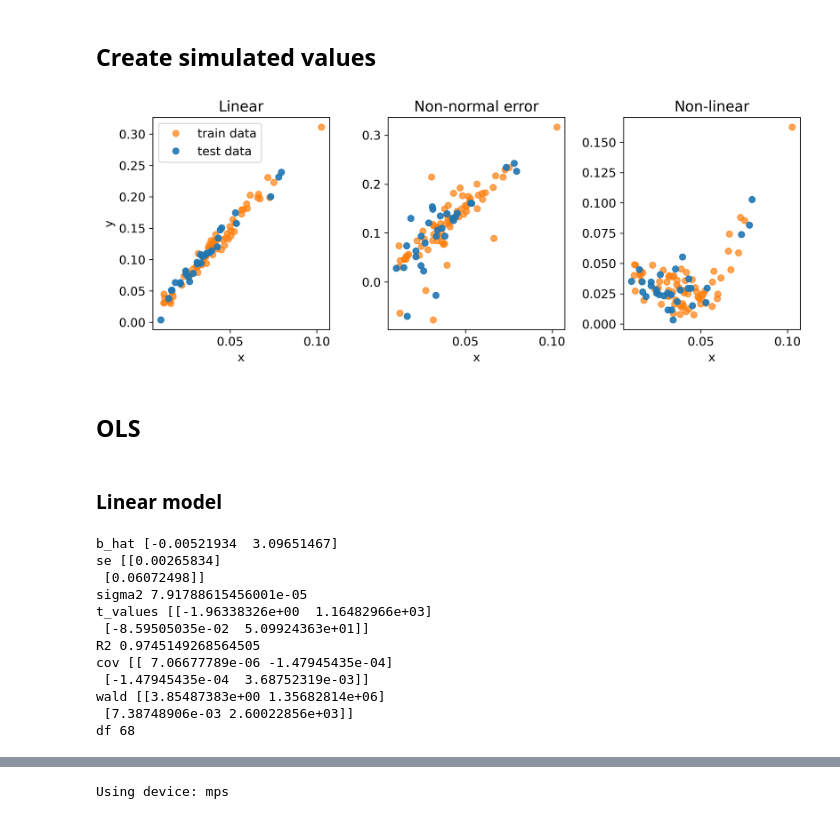
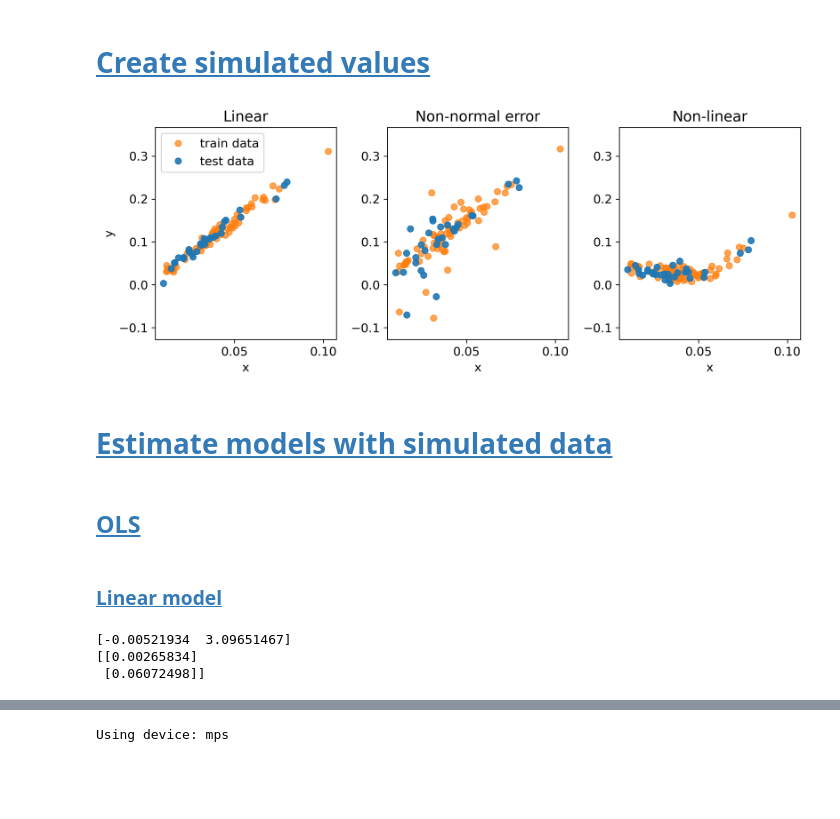
Before and after one commit to johanoelgaard/MastersThesis, a Jupyter notebook: simulation.ipynb, the cells around one changed output, grey strips where cells are left out. Drawn from its saved outputs; the diff is of its cells as text; code cells hidden in the pictures; blank space fills up the shorter version.

```diff
--- a/simulation.ipynb
+++ b/simulation.ipynb
@@ -16,5 +50,5 @@ plt.rcParams.update({'font.size': 12, 'figure.figsize': (10, 4), 'figure.dpi': 3
 # %% [markdown]
-## Create simulated values
+# <a id='toc1_'></a>[Create simulated values](#toc0_)
 # %%
 # load raw data
 data = pd.read_csv('data/data.csv')
@@ -56,57 +103,59 @@ x = np.concatenate((np.ones((len(x), 1)), x), axis=1)
 x_train = x[:datapoints_train]
 x_test = x[datapoints_train:]
 # %%
+all_y = np.concatenate([y1_train, y1_test, y2_train, y2_test, y3_train, y3_test])
+y_min, y_max = all_y.min()-0.05, all_y.max()+0.05
+
 # plot the simulations
 plt.subplot(1, 3, 1)
 plt.plot(x_train[:,1], y1_train, 'o', label='train data', color='C1', alpha=0.7)
 plt.plot(x_test[:,1], y1_test, 'o', label='test data', color='C0', alpha=0.9)
 plt.legend(loc='upper left')
+plt.ylim(y_min, y_max)
 plt.xlabel('x')
 plt.ylabel('y')
 plt.title('Linear')
 
 plt.subplot(1, 3, 2)
 plt.plot(x_train[:,1], y2_train, 'o', label='train', color='C1', alpha=0.7)
 plt.plot(x_test[:,1], y2_test, 'o', label='test', color='C0', alpha=0.9)
+plt.ylim(y_min, y_max)
 plt.xlabel('x')
 plt.title('Non-normal error')
 
 plt.subplot(1, 3, 3)
 plt.plot(x_train[:,1], y3_train, 'o', label='train', color='C1', alpha=0.7)
 plt.plot(x_test[:,1], y3_test, 'o', label='test', color='C0', alpha=0.9)
+plt.ylim(y_min, y_max)
 plt.xlabel('x')
 plt.title('Non-linear')
 
 plt.tight_layout()
 plt.savefig('output/simulation-data.png', dpi=300)
 plt.show()
 plt.close()
 # %% [output]
-[figure, old version]
+[figure, new version]
-# %% [markdown]
-## OLS
+# %% [markdown]
+# <a id='toc2_'></a>[Estimate models with simulated data](#toc0_)
+# %% [markdown]
+## <a id='toc2_1_'></a>[OLS](#toc0_)
 # %% [markdown]
-### Linear model
+### <a id='toc2_1_1_'></a>[Linear model](#toc0_)
 # %%
 # linear model
 # estimate the parameters
 ols_est1 = estimate(y1_train,x_train)
 
-for i in ols_est1:
-    print(i, ols_est1[i])
+# for i in ols_est1:
+#     print(i, ols_est1[i])
+
+print(ols_est1['b_hat'])
+print(ols_est1['se'])
 
 ols_pred1 = ols_est1['b_hat'] @ x_test.T
 # %% [output]
-b_hat [-0.00521934  3.09651467]
-se [[0.00265834]
+[-0.00521934  3.09651467]
+[[0.00265834]
  [0.06072498]]
-sigma2 7.91788615456001e-05
-t_values [[-1.96338326e+00  1.16482966e+03]
- [-8.59505035e-02  5.09924363e+01]]
-R2 0.9745149268564505
-cov [[ 7.06677789e-06 -1.47945435e-04]
- [-1.47945435e-04  3.68752319e-03]]
-wald [[3.85487383e+00 1.35682814e+06]
- [7.38748906e-03 2.60022856e+03]]
-df 68
 # %% [markdown]
```
Also changed, not shown: parts of 48 cells of this notebook, 9 other files.
